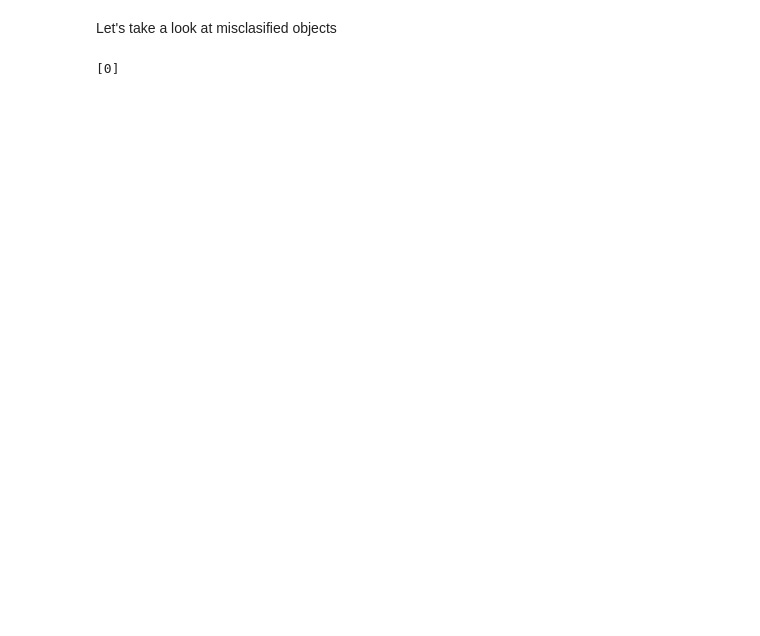
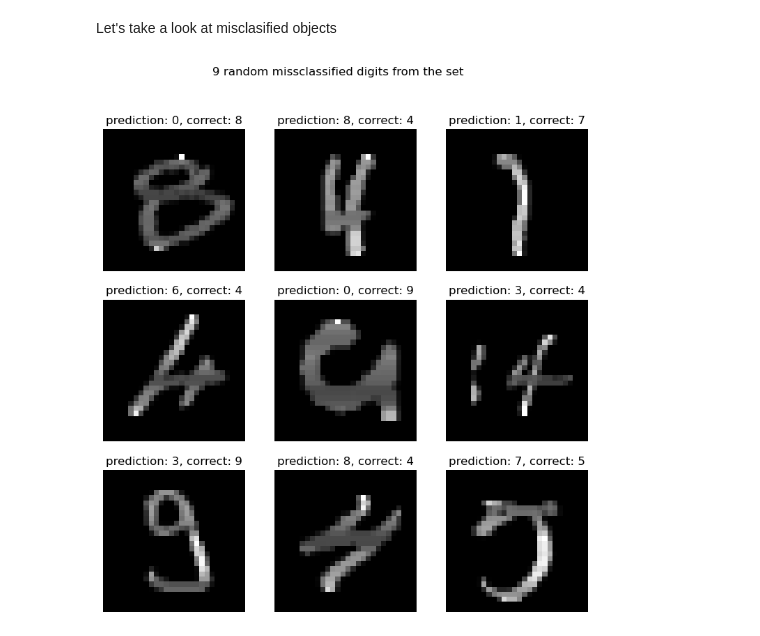
Before and after one commit to gerardmietek/mnist_nn, a Jupyter notebook: mnist_nn_notebook.ipynb, the cells around one changed output. Drawn from its saved outputs; the diff is of its cells as text; code cells hidden in the pictures; blank space fills up the shorter version.

```diff
--- a/mnist_nn_notebook.ipynb
+++ b/mnist_nn_notebook.ipynb
@@ -86,5 +128,5 @@ Model evaluation
 # %%
-pred_y = model.predict(test_X)
+pred_y = np.argmax(model.predict(test_X), axis=1)
 loss, accuracy = model.evaluate(test_X, test_y)
 
 print(f"Model's loss: {loss}")
@@ -97,7 +139,16 @@ Model's accuracy: 0.9750000238418579
 # %% [markdown]
 Let's take a look at misclasified objects
 # %%
-missclasified_idx = np.where(pred_y != test_y)[0]
-print(missclasified_idx)
+wrong_idx = np.where(pred_y != test_y)[0]
+
+ix = [choice(wrong_idx) for _ in range(9)]
+plt.figure( figsize=(9,9) )
+plt.suptitle( "9 random missclassified digits from the set" )
+for pos, i  in enumerate(ix):
+    plt.subplot(3, 3, pos+1)
+    plt.imshow(test_X[i].reshape(28,28), cmap="gray")
+    plt.title(f"prediction: {pred_y[i]}, correct: {test_y[i]}")
+    plt.axis("off")
+plt.show()
 # %% [output]
-[0]
+[figure, added]
```
Also changed, not shown: parts of 14 cells of this notebook.
